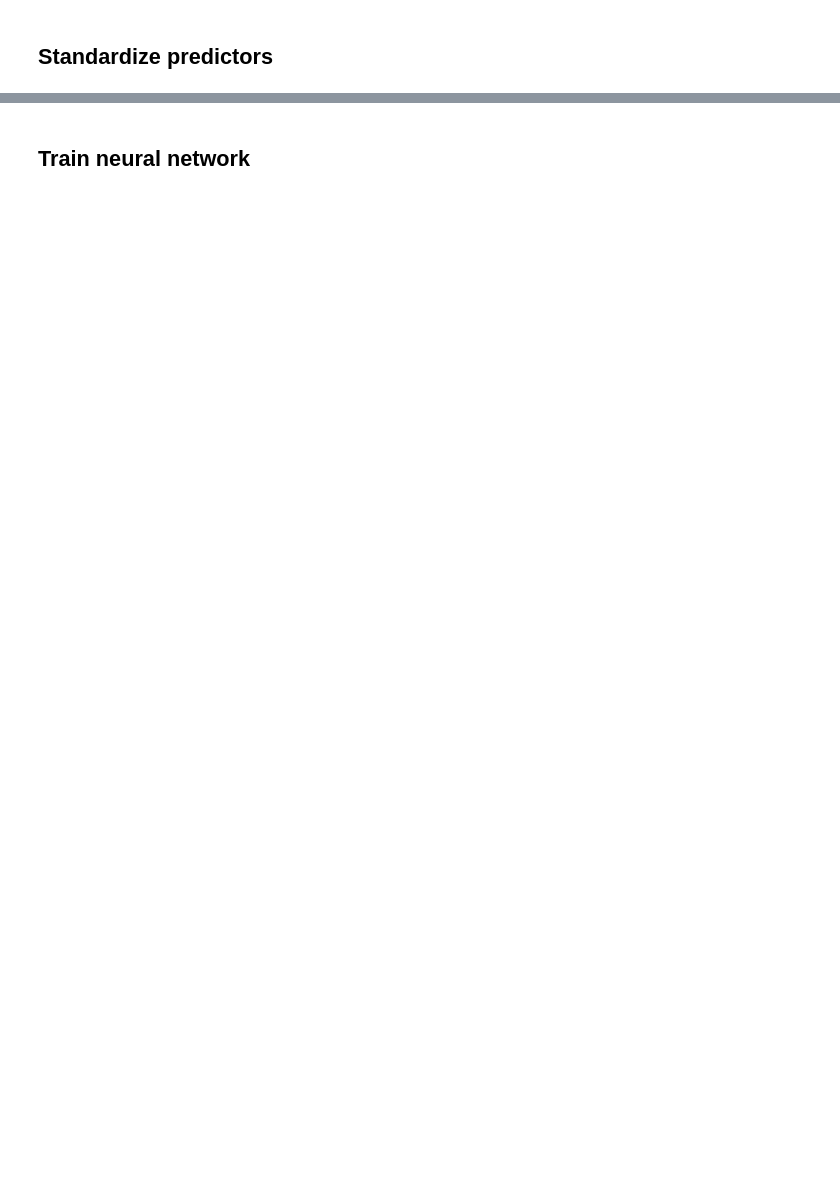
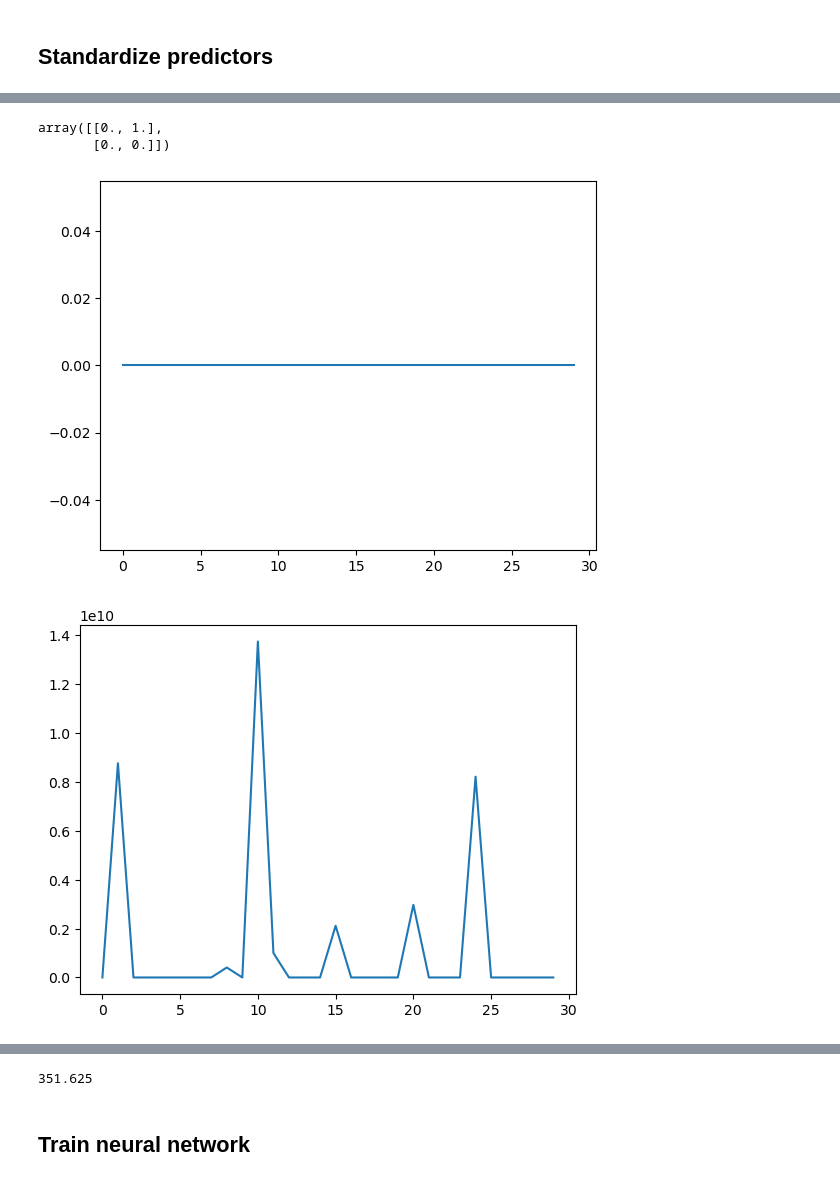
Before and after one commit to tessjoseph/ds4420finalproject, a Jupyter notebook: Neural Network.ipynb, the cells around one changed output, grey strips where cells are left out. Saved outputs shown, nothing was run; the diff lists cells and outputs as text; code cells hidden in the pictures; blank space fills up the shorter version.

Commit message:
Update Neural Network.ipynb
Neural  Network Parameter Tweaks

```diff
--- a/Neural Network.ipynb
+++ b/Neural Network.ipynb
@@ -263 +303,11 @@ Training points: 7
 Test points: 2
+# %%
+array = np.zeros([2, 2])
+
+array[0, 1] = 1
+
+
+array
+# %% [output]
+array([[0., 1.],
+       [0., 0.]])
@@ -263,0 +354,12 @@ Test points: 2
+# %%
+import matplotlib.pyplot as plt
+
+
+for element in range(0, 5):
+
+    x = choosing_parameters[:, element]
+    plt.plot(x)
+    plt.show()
+# %% [output]
+[figure, added]
+[figure, added]
@@ -264,3 +369,13 @@ Test points: 2
+# %%
+# d 0 is null and we can not use that!
+
+print(choosing_parameters[0,1])
+
+
+
+# using 1 hidden node with random seed 0!
+# %% [output]
+351.625
 # %% [markdown]
 ## Train neural network
 # %%
```
Also changed, not shown: parts of 21 cells of this notebook.
